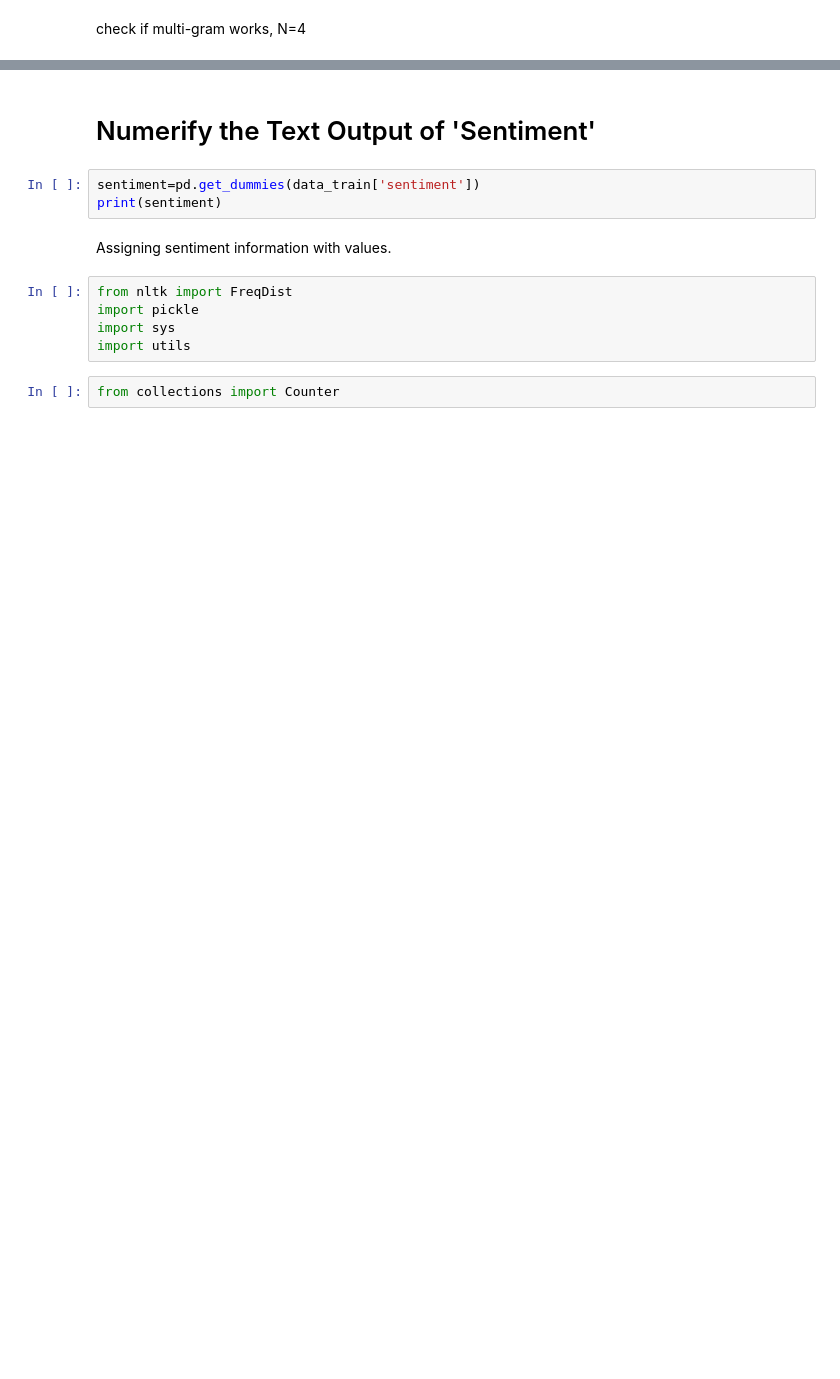
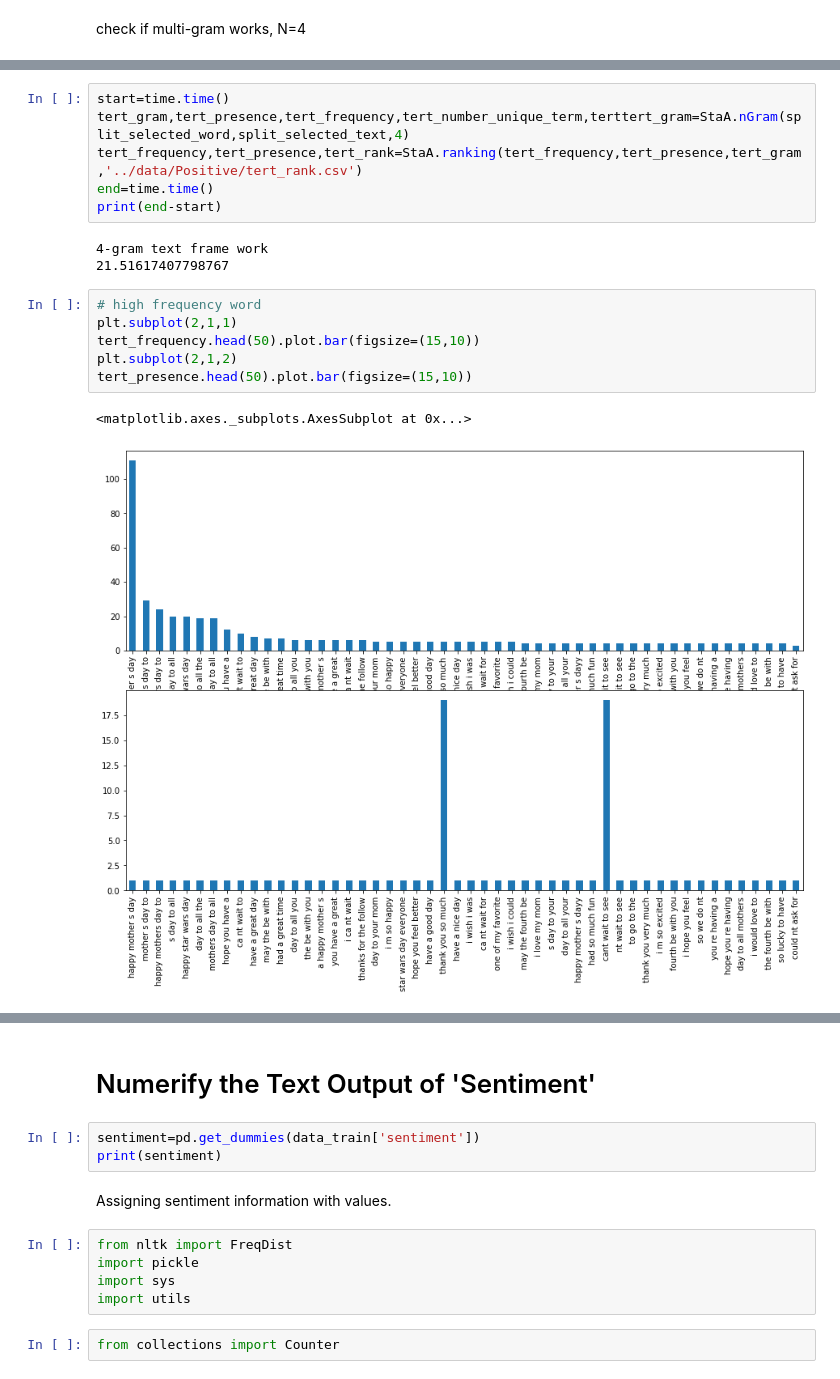
Before and after one commit to Chenghan-Sun/Senti-Extraction, a Jupyter notebook: notebook/EDA.ipynb, the cells around one changed output, grey strips where cells are left out. Drawn from its saved outputs; the diff is of its cells as text; blank space fills up the shorter version.

```diff
--- a/notebook/EDA.ipynb
+++ b/notebook/EDA.ipynb
@@ -370,0 +362,18 @@ Name: frequency, Length: 729, dtype: int64
+# %%
+start=time.time()
+tert_gram,tert_presence,tert_frequency,tert_number_unique_term,terttert_gram=StaA.nGram(split_selected_word,split_selected_text,4)
+tert_frequency,tert_presence,tert_rank=StaA.ranking(tert_frequency,tert_presence,tert_gram,'../data/Positive/tert_rank.csv')
+end=time.time()
+print(end-start)
+# %% [output]
+4-gram text frame work
+21.51617407798767
+# %%
+# high frequency word
+plt.subplot(2,1,1)
+tert_frequency.head(50).plot.bar(figsize=(15,10))
+plt.subplot(2,1,2)
+tert_presence.head(50).plot.bar(figsize=(15,10))
+# %% [output]
+<matplotlib.axes._subplots.AxesSubplot at 0x...>
+[figure, added]
```
Also changed, not shown: parts of 40 cells of this notebook.
